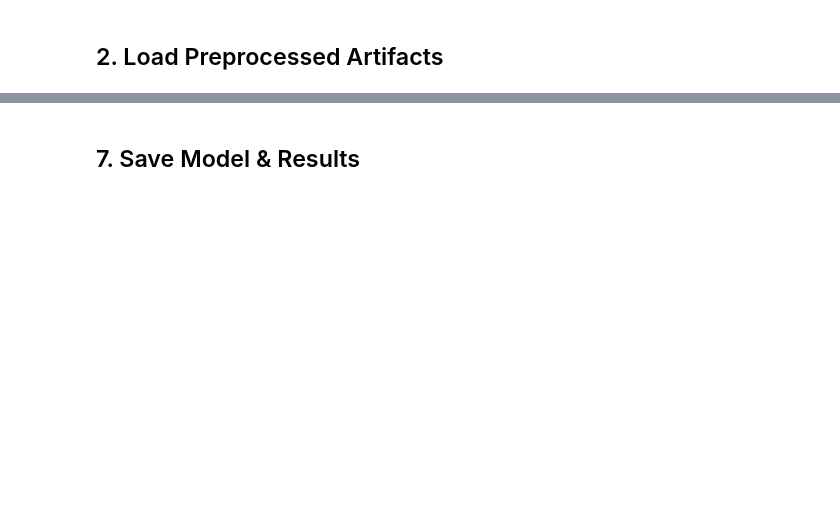
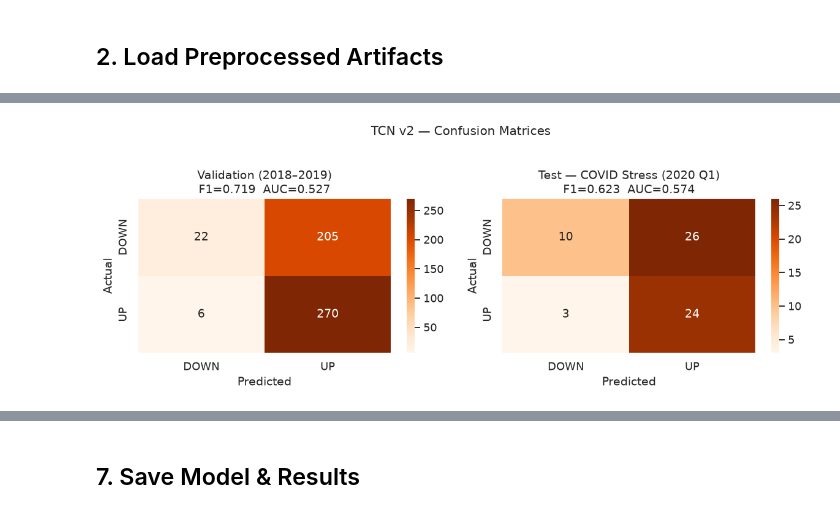
Before and after one commit to FOKanu/stock-volatility-prediction, a Jupyter notebook: 04_ML_Model_Iteration-1/03b_model_tcn.ipynb, the cells around one changed output, grey strips where cells are left out. Saved outputs shown, nothing was run; the diff lists cells and outputs as text; code cells hidden in the pictures; blank space fills up the shorter version.

```diff
--- a/04_ML_Model_Iteration-1/03b_model_tcn.ipynb
+++ b/04_ML_Model_Iteration-1/03b_model_tcn.ipynb
@@ -78,14 +142,24 @@ print(f"GPU available: {bool(tf.config.list_physical_devices('GPU'))}")
 ## 2. Load Preprocessed Artifacts
 # %%
 def find_project_root() -> Path:
+    """Resolve repo root from notebooks/ or 04_ML_Model_Iteration-1/ subfolders."""
+    markers = [
+        Path("data/processed/aapl_sequences.npz"),
+        Path("data/processed/pipeline_config.json"),
+        Path("Stock Market Dataset"),
+    ]
     candidates = [Path.cwd()]
-    if Path.cwd().name == "notebooks":
+    if Path.cwd().name in ("notebooks", "04_ML_Model_Iteration-1"):
         candidates.append(Path.cwd().parent)
     candidates.extend(Path.cwd().parents)
     for path in candidates:
-        if (path / "Stock Market Dataset").exists():
-            return path
-    return Path.cwd().parent if Path.cwd().name == "notebooks" else Path.cwd()
+        for marker in markers:
+            if (path / marker).exists():
+                return path
+    raise FileNotFoundError(
+        "Could not find project root. Expected data/processed/aapl_sequences.npz "
+        "in an ancestor of the current working directory."
+    )
 
 
 PROJECT_ROOT  = find_project_root()
@@ -403,18 +587,20 @@ test_results = evaluate_split(model, X_test, y_test, "Test — COVID Stress (202
 # %%
 # ── Confusion matrices ────────────────────────────────────────────────────
 fig, axes = plt.subplots(1, 2, figsize=(11, 4))
 
 for ax, res in zip(axes, [val_results, test_results]):
     cm = confusion_matrix(res["y_true"], res["y_pred"])
     sns.heatmap(cm, annot=True, fmt="d", cmap="Oranges", ax=ax,
                 xticklabels=["DOWN", "UP"], yticklabels=["DOWN", "UP"])
     ax.set_title(f"{res['split']}\nF1={res['f1']:.3f}  AUC={res['auc']:.3f}")
     ax.set_ylabel("Actual")
     ax.set_xlabel("Predicted")
 
-fig.suptitle("TCN — Confusion Matrices", fontsize=13, y=1.02)
+fig.suptitle("TCN v2 — Confusion Matrices", fontsize=13, y=1.02)
 plt.tight_layout()
 plt.show()
+# %% [output]
+[figure, added]
 # %%
 # ── ROC curves ────────────────────────────────────────────────────────────
 fig, ax = plt.subplots(figsize=(7, 5))
```
Also changed, not shown: parts of 24 cells of this notebook, 7 other files.
